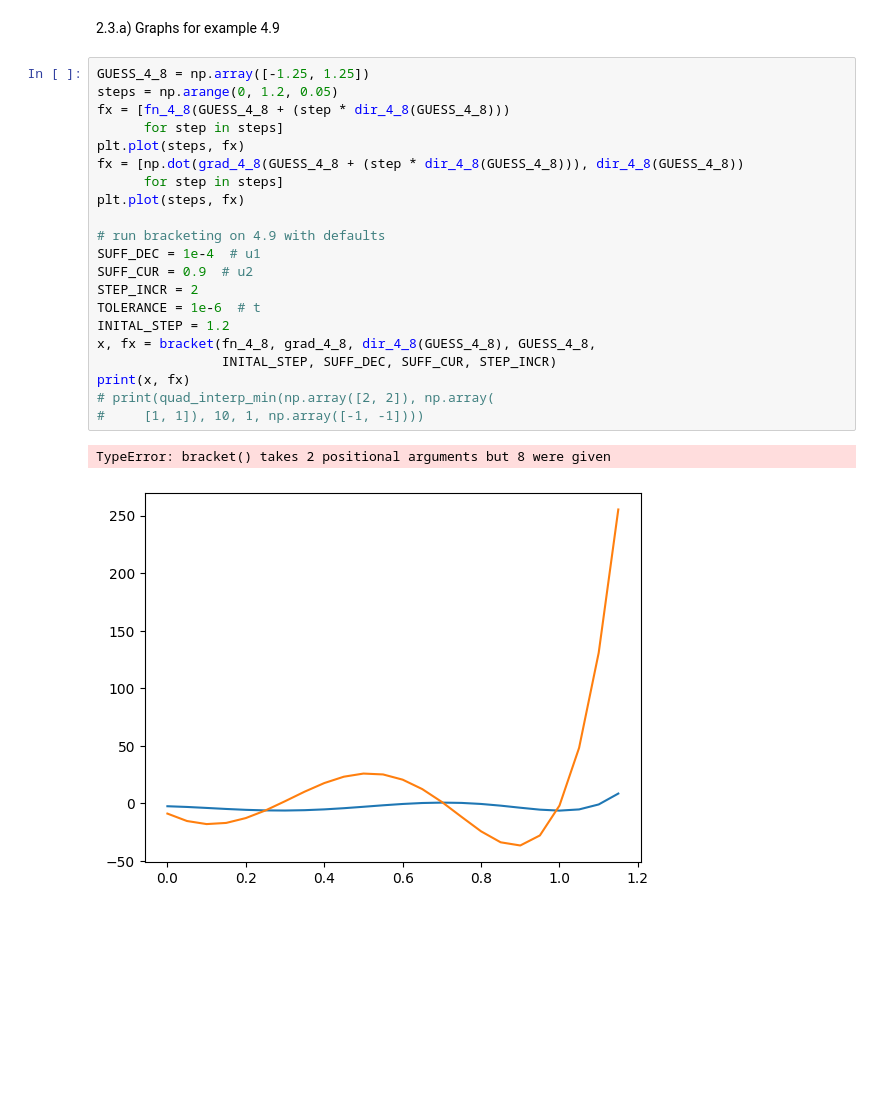
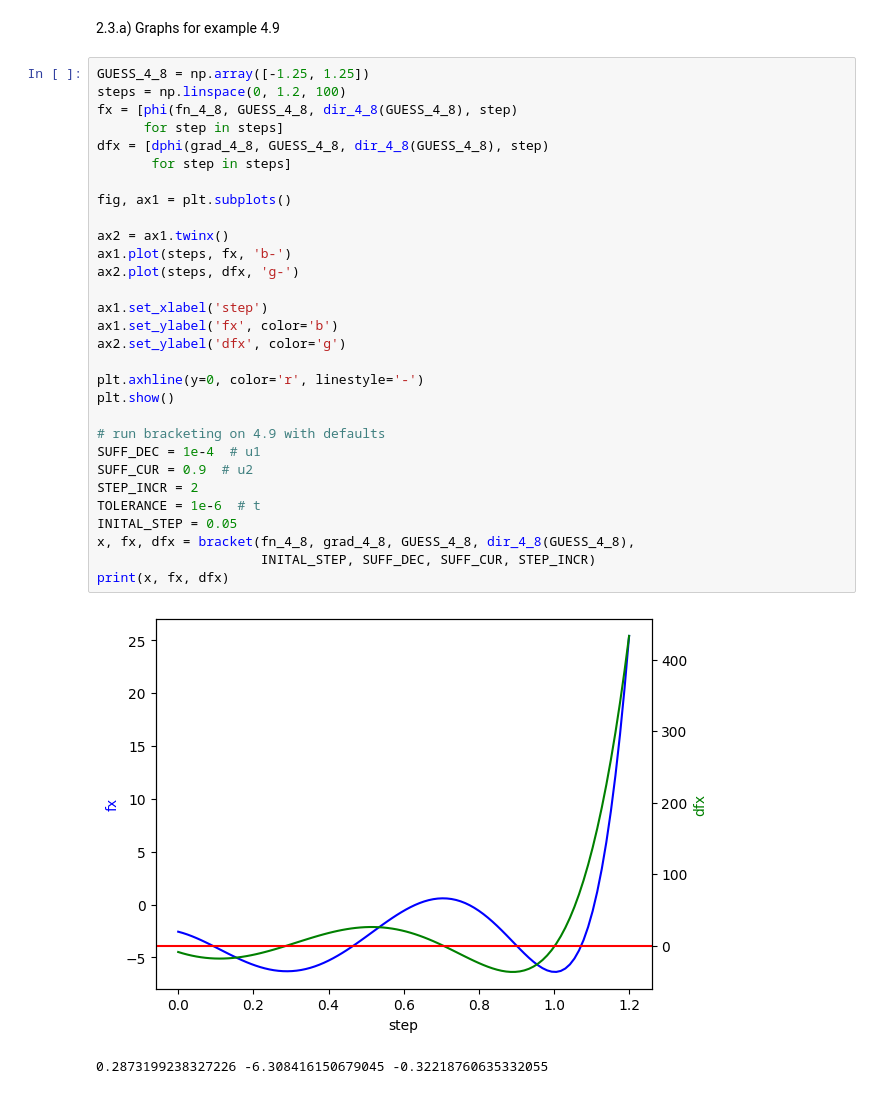
Before and after one commit to akshatd/umich, a Jupyter notebook: a2/prob2_3.ipynb, the cells around one changed output. Saved outputs shown, nothing was run; the diff lists cells and outputs as text; blank space fills up the shorter version.

Commit message:
implement pinpoint and bracketing

```diff
--- a/a2/prob2_3.ipynb
+++ b/a2/prob2_3.ipynb
@@ -213,25 +207,34 @@ def bracket(f, df):
 2.3.a) Graphs for example 4.9
 # %%
 GUESS_4_8 = np.array([-1.25, 1.25])
-steps = np.arange(0, 1.2, 0.05)
-fx = [fn_4_8(GUESS_4_8 + (step * dir_4_8(GUESS_4_8)))
+steps = np.linspace(0, 1.2, 100)
+fx = [phi(fn_4_8, GUESS_4_8, dir_4_8(GUESS_4_8), step)
       for step in steps]
-plt.plot(steps, fx)
-fx = [np.dot(grad_4_8(GUESS_4_8 + (step * dir_4_8(GUESS_4_8))), dir_4_8(GUESS_4_8))
-      for step in steps]
-plt.plot(steps, fx)
+dfx = [dphi(grad_4_8, GUESS_4_8, dir_4_8(GUESS_4_8), step)
+       for step in steps]
+
+fig, ax1 = plt.subplots()
+
+ax2 = ax1.twinx()
+ax1.plot(steps, fx, 'b-')
+ax2.plot(steps, dfx, 'g-')
+
+ax1.set_xlabel('step')
+ax1.set_ylabel('fx', color='b')
+ax2.set_ylabel('dfx', color='g')
+
+plt.axhline(y=0, color='r', linestyle='-')
+plt.show()
 
 # run bracketing on 4.9 with defaults
 SUFF_DEC = 1e-4  # u1
 SUFF_CUR = 0.9  # u2
 STEP_INCR = 2
 TOLERANCE = 1e-6  # t
-INITAL_STEP = 1.2
-x, fx = bracket(fn_4_8, grad_4_8, dir_4_8(GUESS_4_8), GUESS_4_8,
-                INITAL_STEP, SUFF_DEC, SUFF_CUR, STEP_INCR)
-print(x, fx)
-# print(quad_interp_min(np.array([2, 2]), np.array(
-#     [1, 1]), 10, 1, np.array([-1, -1])))
+INITAL_STEP = 0.05
+x, fx, dfx = bracket(fn_4_8, grad_4_8, GUESS_4_8, dir_4_8(GUESS_4_8),
+                     INITAL_STEP, SUFF_DEC, SUFF_CUR, STEP_INCR)
+print(x, fx, dfx)
 # %% [output]
+[figure, new version]
-TypeError: bracket() takes 2 positional arguments but 8 were given
+0.2873199238327226 -6.308416150679045 -0.32218760635332055
-[figure, old version]
```
Also changed, not shown: parts of 3 cells of this notebook.
